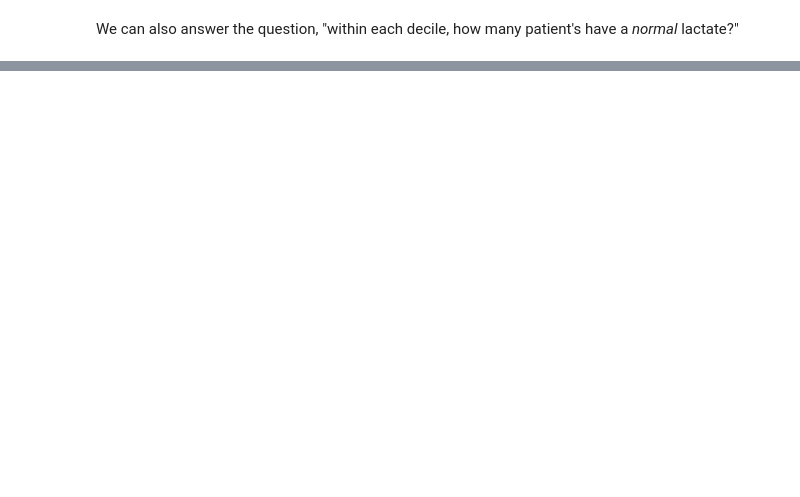
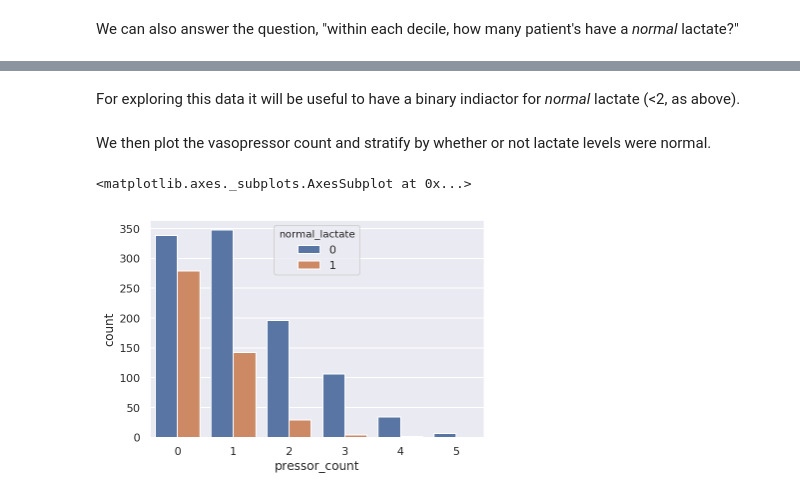
Before and after one commit to cosgriffc/pred-lactate-discord, a Jupyter notebook: lactate-v-OASIS_MIMIC.ipynb, the cells around one changed output, grey strips where cells are left out. Saved outputs shown, nothing was run; the diff lists cells and outputs as text; code cells hidden in the pictures; blank space fills up the shorter version.

```diff
--- a/lactate-v-OASIS_MIMIC.ipynb
+++ b/lactate-v-OASIS_MIMIC.ipynb
@@ -113,0 +208,6 @@ con.close()
+# %%
+pressor_count = intervention_df.drop(['icustay_id', 'vent'], axis=1).apply(lambda x: x.count(), axis=1)
+intervention_df = intervention_df.assign(pressor_count=pressor_count)
+cohort = cohort.merge(right=intervention_df, how='left', on='icustay_id')
+print(cohort.shape)
+display(cohort.head())
@@ -113,0 +245,4 @@ con.close()
+# %%
+eda_df = cohort.loc[cohort.oasis_category == 10, :].copy()
+print(eda_df.shape)
+display(eda_df.head())
@@ -113,0 +257,12 @@ con.close()
+# %% [markdown]
+For exploring this data it will be useful to have a binary indiactor for _normal_ lactate (<2, as above).
+# %%
+normal_lactate = (eda_df.lactate_max < 2).astype(int)
+eda_df = eda_df.assign(normal_lactate=normal_lactate)
+# %% [markdown]
+We then plot the vasopressor count and stratify by whether or not lactate levels were normal.
+# %%
+sns.countplot(x='pressor_count', hue='normal_lactate', data=eda_df)
+# %% [output]
+<matplotlib.axes._subplots.AxesSubplot at 0x...>
+[figure, added]
```
Also changed, not shown: parts of 29 cells of this notebook.
